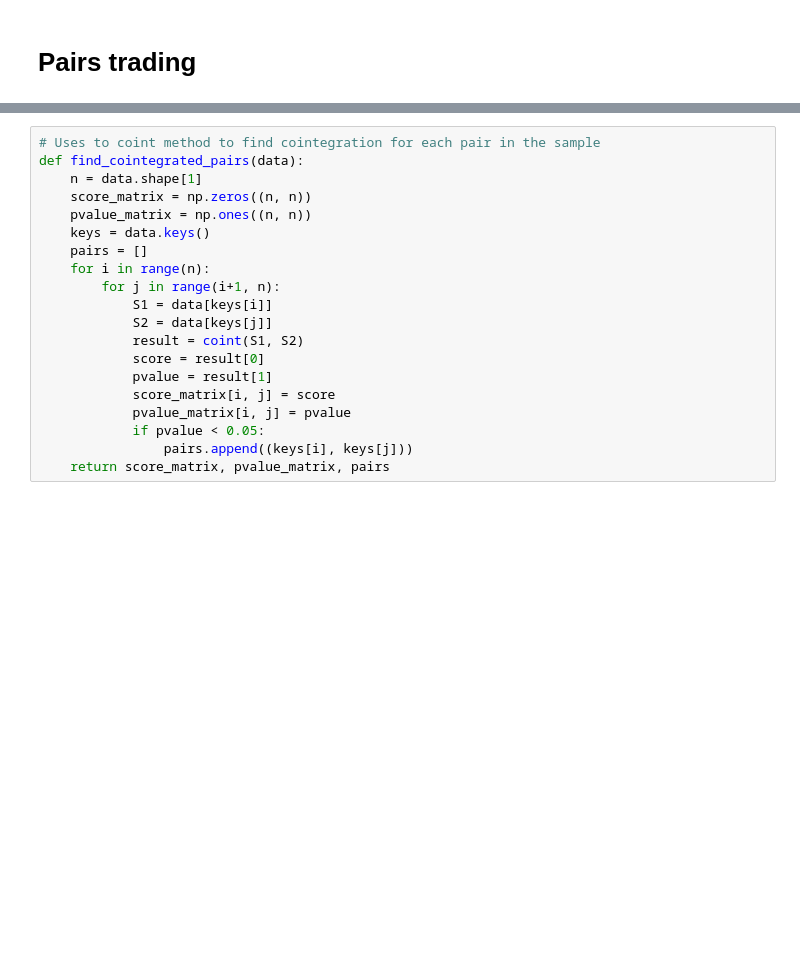
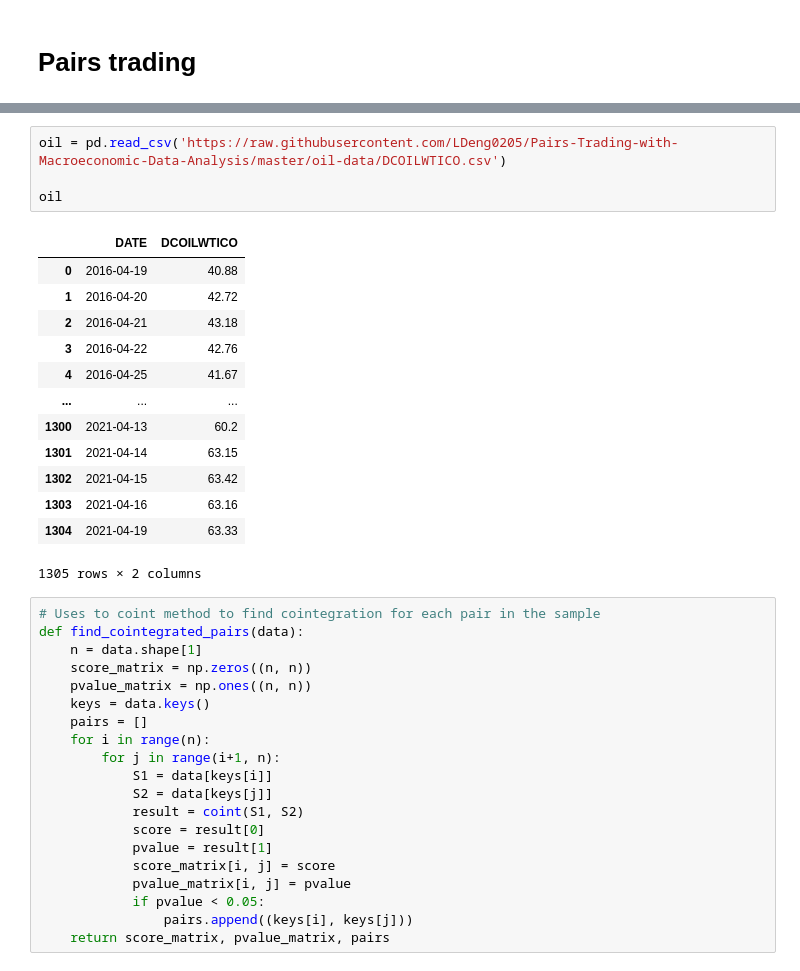
Before and after one commit to LDeng0205/Pairs-Trading-with-Macroeconomic-Data-Analysis, a Jupyter notebook: the-code.ipynb, the cells around one changed output, grey strips where cells are left out. Drawn from its saved outputs; the diff is of its cells as text; blank space fills up the shorter version.

```diff
--- a/the-code.ipynb
+++ b/the-code.ipynb
@@ -207,3 +200,21 @@ prices
+# %%
+oil = pd.read_csv('https://raw.githubusercontent.com/LDeng0205/Pairs-Trading-with-Macroeconomic-Data-Analysis/master/oil-data/DCOILWTICO.csv')
+
+oil
+# %% [output]
+|  | DATE | DCOILWTICO |
+| 0 | 2016-04-19 | 40.88 |
+| 1 | 2016-04-20 | 42.72 |
+| 2 | 2016-04-21 | 43.18 |
+| 3 | 2016-04-22 | 42.76 |
+| 4 | 2016-04-25 | 41.67 |
+| ... | ... | ... |
+| 1300 | 2021-04-13 | 60.2 |
+| 1301 | 2021-04-14 | 63.15 |
+| 1302 | 2021-04-15 | 63.42 |
+| 1303 | 2021-04-16 | 63.16 |
+| 1304 | 2021-04-19 | 63.33 |
+1305 rows × 2 columns
 # %%
 # Uses to coint method to find cointegration for each pair in the sample
 def find_cointegrated_pairs(data):
```
Also changed, not shown: parts of 19 cells of this notebook.
